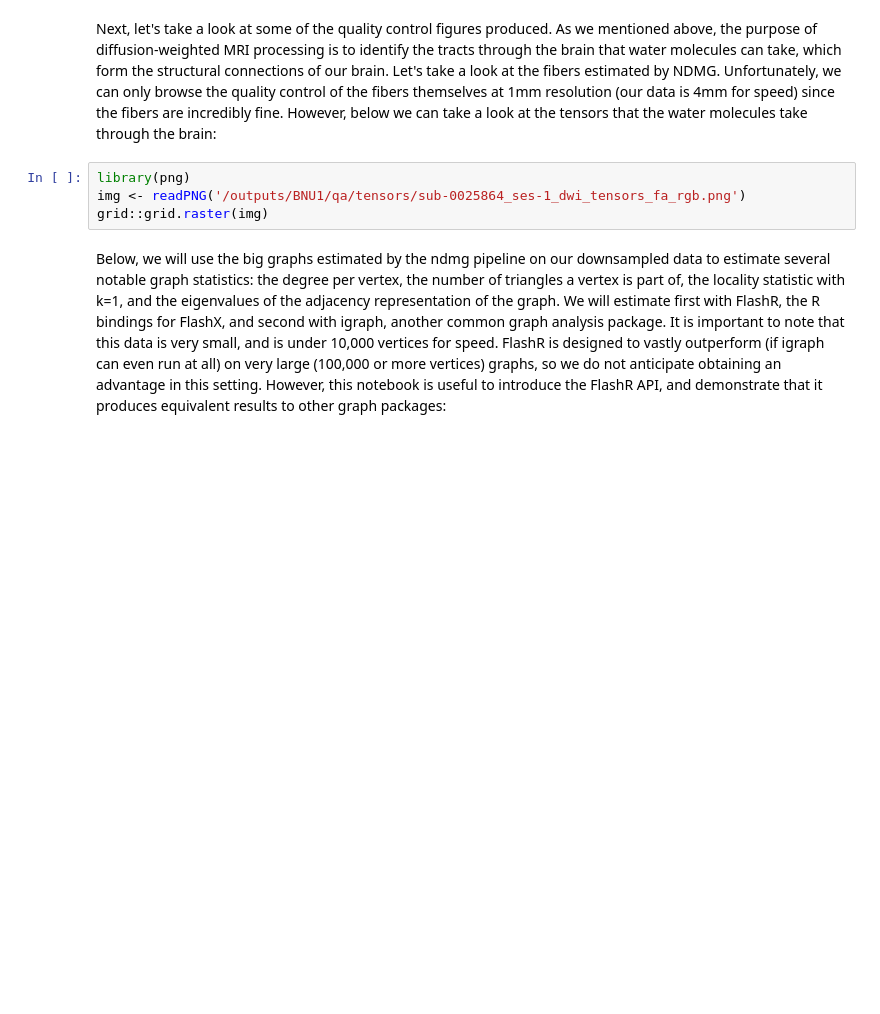
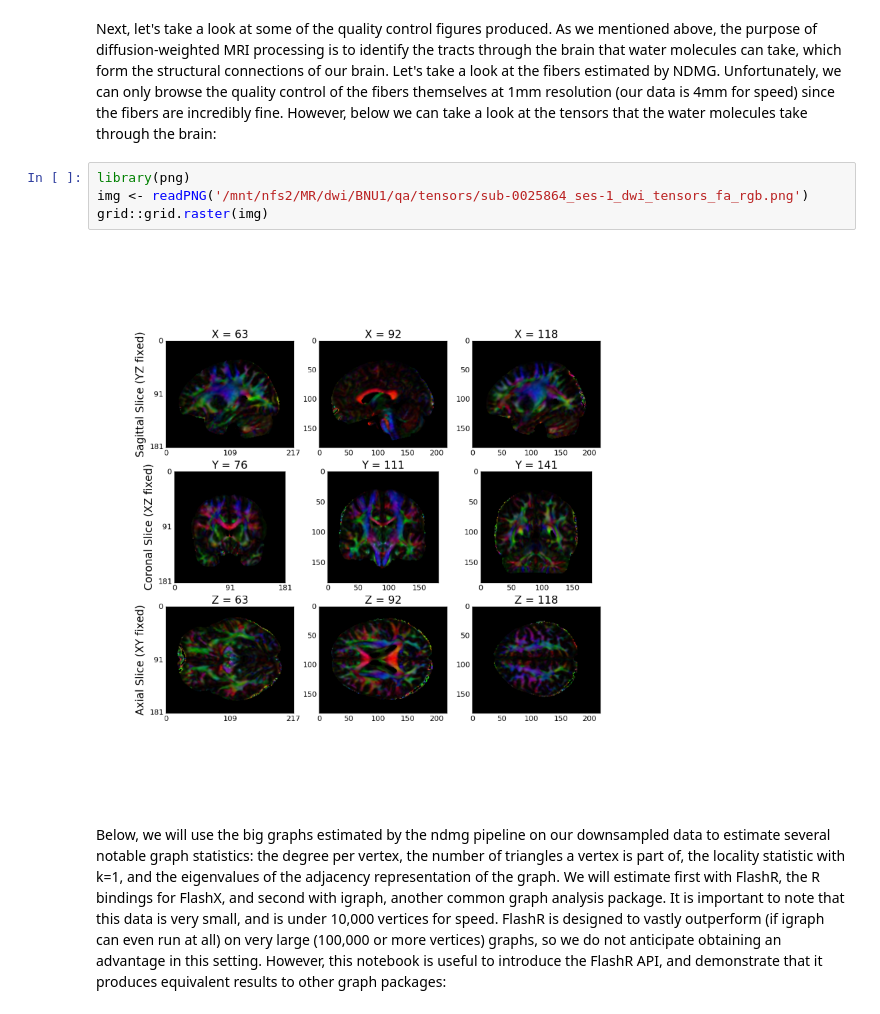
Before and after one commit to neurodata/mrilab, a Jupyter notebook: ndmg_bg_full/for_user/flashx-igraph_ndmg_notebook.ipynb, the cells around one changed output. Cells and saved outputs as stored; diff of their text form; blank space fills up the shorter version.

Commit message:
updated to add figures from full-scale graph analysis

```diff
--- a/ndmg_bg_full/for_user/flashx-igraph_ndmg_notebook.ipynb
+++ b/ndmg_bg_full/for_user/flashx-igraph_ndmg_notebook.ipynb
@@ -38,8 +38,10 @@ system(paste('ndmg_bids /data/BNU1 /outputs/BNU1 participant dwi --bg --nthreads
 Next, let's take a look at some of the quality control figures produced. As we mentioned above, the purpose of diffusion-weighted MRI processing is to identify the tracts through the brain that water molecules can take, which form the structural connections of our brain. Let's take a look at the fibers estimated by NDMG. Unfortunately, we can only browse the quality control of the fibers themselves at 1mm resolution (our data is 4mm for speed) since the fibers are incredibly fine. However, below we can take a look at the tensors that the water molecules take through the brain:
 # %%
 library(png)
-img <- readPNG('/outputs/BNU1/qa/tensors/sub-0025864_ses-1_dwi_tensors_fa_rgb.png')
+img <- readPNG('/mnt/nfs2/MR/dwi/BNU1/qa/tensors/sub-0025864_ses-1_dwi_tensors_fa_rgb.png')
 grid::grid.raster(img)
+# %% [output]
+[figure, added]
 # %% [markdown]
 Below, we will use the big graphs estimated by the ndmg pipeline on our downsampled data to estimate several notable graph statistics: the degree per vertex, the number of triangles a vertex is part of, the locality statistic with k=1, and the eigenvalues of the adjacency representation of the graph. We will estimate first with FlashR, the R bindings for FlashX, and second with igraph, another common graph analysis package. It is important to note that this data is very small, and is under 10,000 vertices for speed. FlashR is designed to vastly outperform (if igraph can even run at all) on very large (100,000 or more vertices) graphs, so we do not anticipate obtaining an advantage in this setting. However, this notebook is useful to introduce the FlashR API, and demonstrate that it produces equivalent results to other graph packages:
 # %%
```
Also changed, not shown: parts of 14 cells of this notebook, 3 other files.
